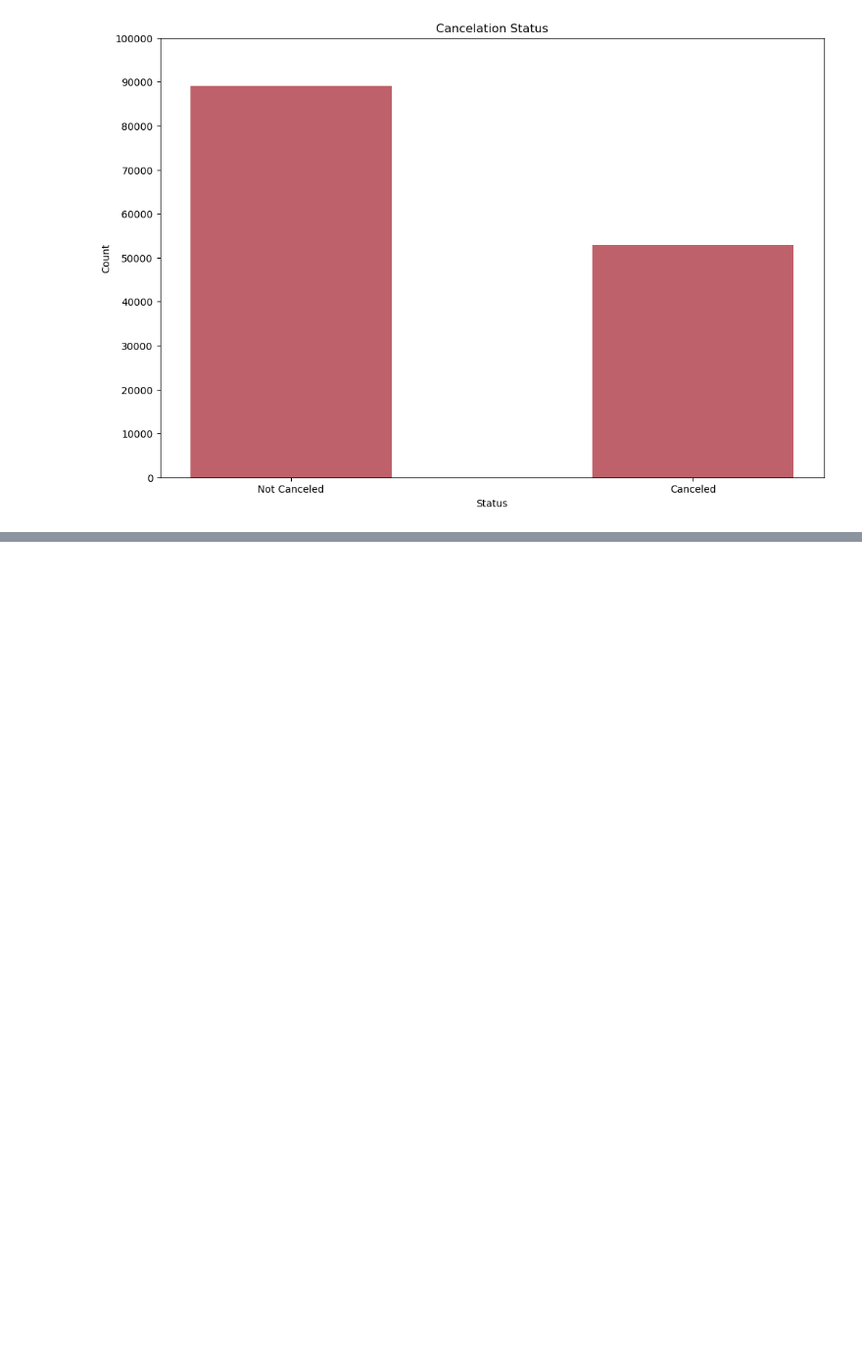
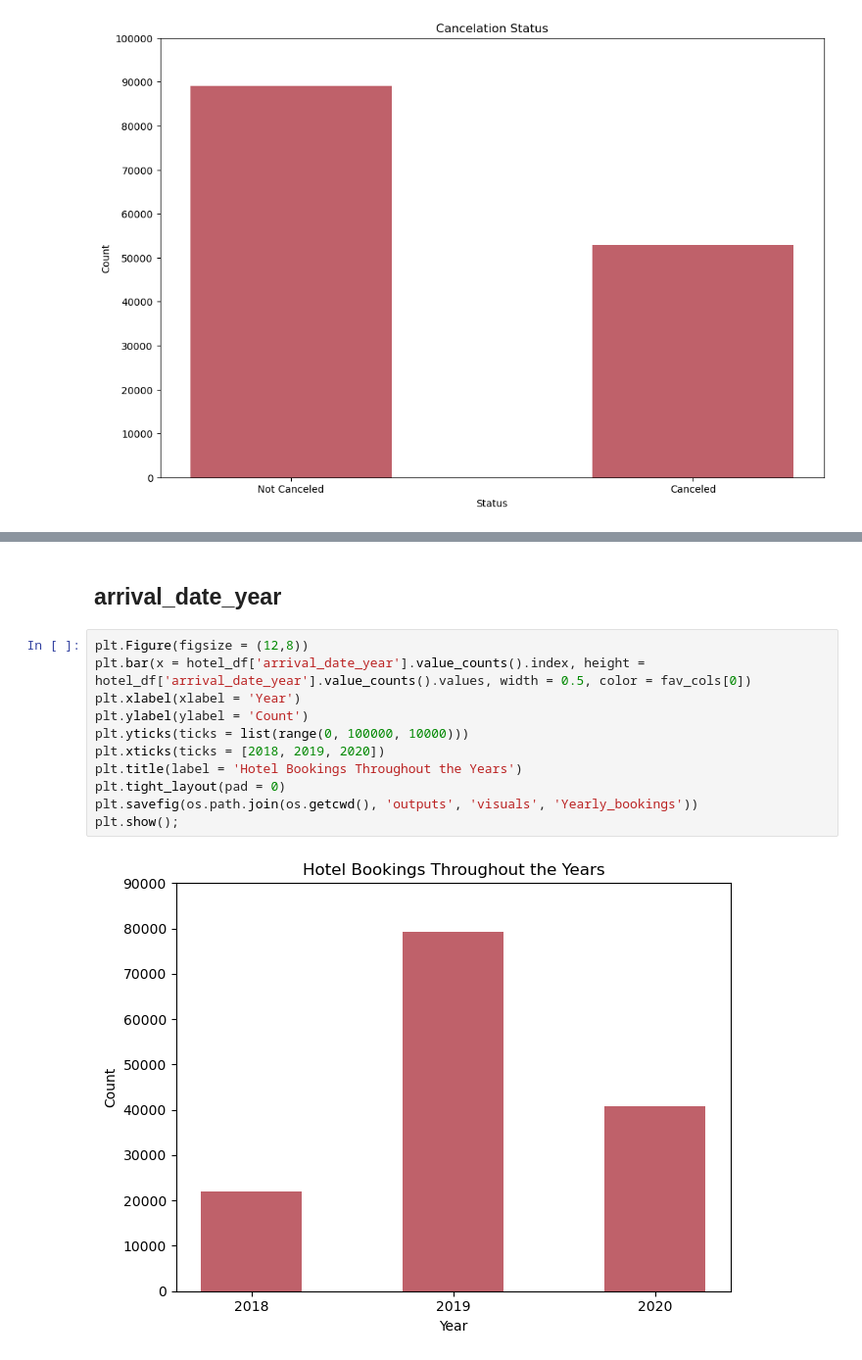
Before and after one commit to SMemic4/Hotels, a Jupyter notebook: notebooks/hotels.ipynb, the cells around one changed output, grey strips where cells are left out. Shown: that part at 98% size. Cells and saved outputs as stored; diff of their text form; blank space fills up the shorter version.

```diff
--- a/notebooks/hotels.ipynb
+++ b/notebooks/hotels.ipynb
@@ -199,0 +215,15 @@ plt.show();
+# %% [markdown]
+## arrival_date_year
+# %%
+plt.Figure(figsize = (12,8))
+plt.bar(x = hotel_df['arrival_date_year'].value_counts().index, height = hotel_df['arrival_date_year'].value_counts().values, width = 0.5, color = fav_cols[0])
+plt.xlabel(xlabel = 'Year')
+plt.ylabel(ylabel = 'Count')
+plt.yticks(ticks = list(range(0, 100000, 10000)))
+plt.xticks(ticks = [2018, 2019, 2020])
+plt.title(label = 'Hotel Bookings Throughout the Years')
+plt.tight_layout(pad = 0)
+plt.savefig(os.path.join(os.getcwd(), 'outputs', 'visuals', 'Yearly_bookings'))
+plt.show();
+# %% [output]
+[figure, added]
```
Also changed, not shown: parts of 30 cells of this notebook.
